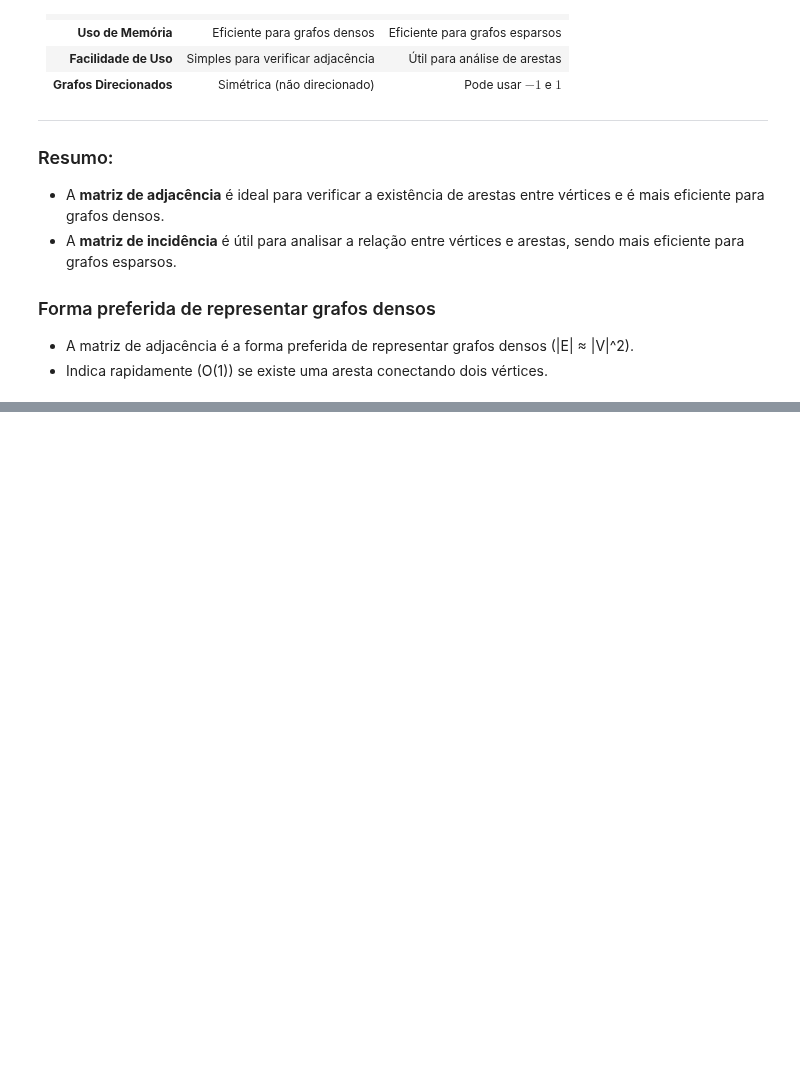
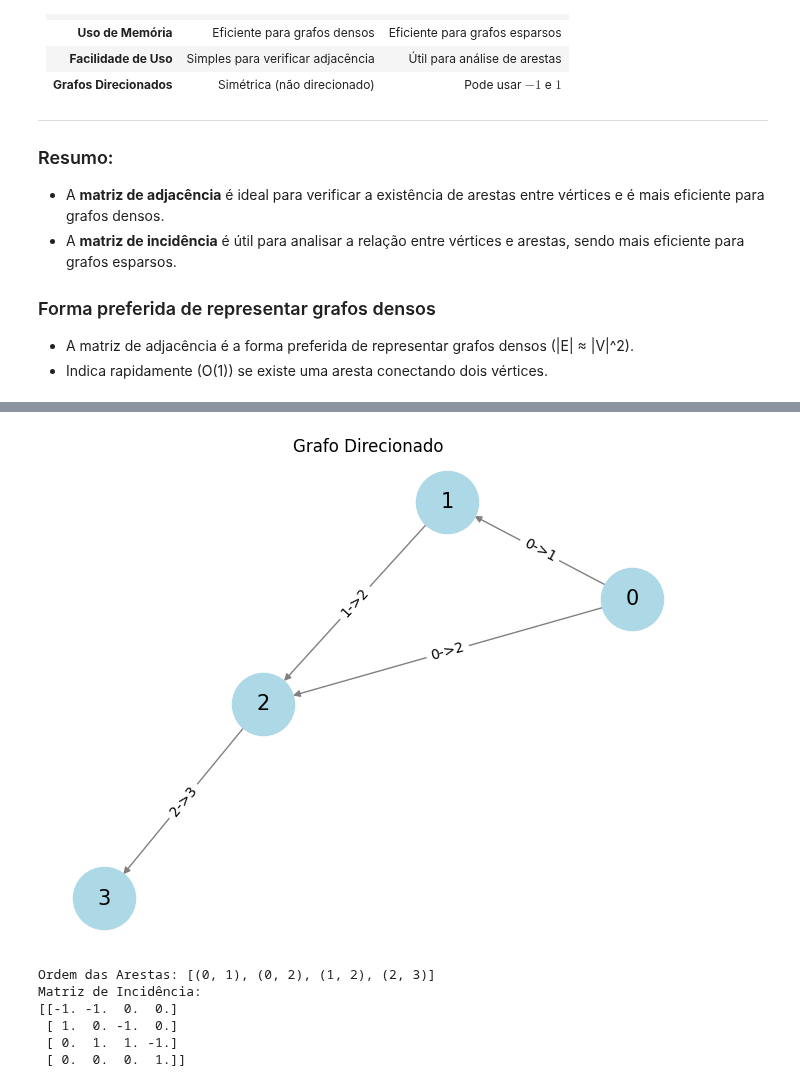
Before and after one commit to LeonardoVieiraGuimaraes/TeoriaGrafos, a Jupyter notebook: Aula03/RepresentacaoGrafoMatriz.ipynb, the cells around one changed output, grey strips where cells are left out. Saved outputs shown, nothing was run; the diff lists cells and outputs as text; code cells hidden in the pictures; blank space fills up the shorter version.

```diff
--- a/Aula03/RepresentacaoGrafoMatriz.ipynb
+++ b/Aula03/RepresentacaoGrafoMatriz.ipynb
@@ -262,3 +242,30 @@ Matriz de Incidência com Arestas Enumeradas:
+# %%
+# Definindo o grafo direcionado
+G = nx.DiGraph()
+
+edgelist = [(0, 1), (0, 2), (1, 2), (2, 3)]
+
+G.add_edges_from(edgelist)
+
+# Plotando o grafo usando a função personalizada
+draw_graph_with_labels_outside_arestas(G, "Grafo Direcionado")
+
+# Obtendo a matriz de incidência
+inc_matrix = nx.incidence_matrix(G, oriented=True).todense()
+
+# Exibindo a matriz de incidência e a ordem das arestas
+edges = list(G.edges())
+print("Ordem das Arestas:", edges)
+print("Matriz de Incidência:")
+print(inc_matrix)
+# %% [output]
+[figure, added]
+Ordem das Arestas: [(0, 1), (0, 2), (1, 2), (2, 3)]
+Matriz de Incidência:
+[[-1. -1.  0.  0.]
+ [ 1.  0. -1.  0.]
+ [ 0.  1.  1. -1.]
+ [ 0.  0.  0.  1.]]
 # %%
 import networkx as nx
 import matplotlib.pyplot as plt
```
Also changed, not shown: parts of 6 cells of this notebook.
